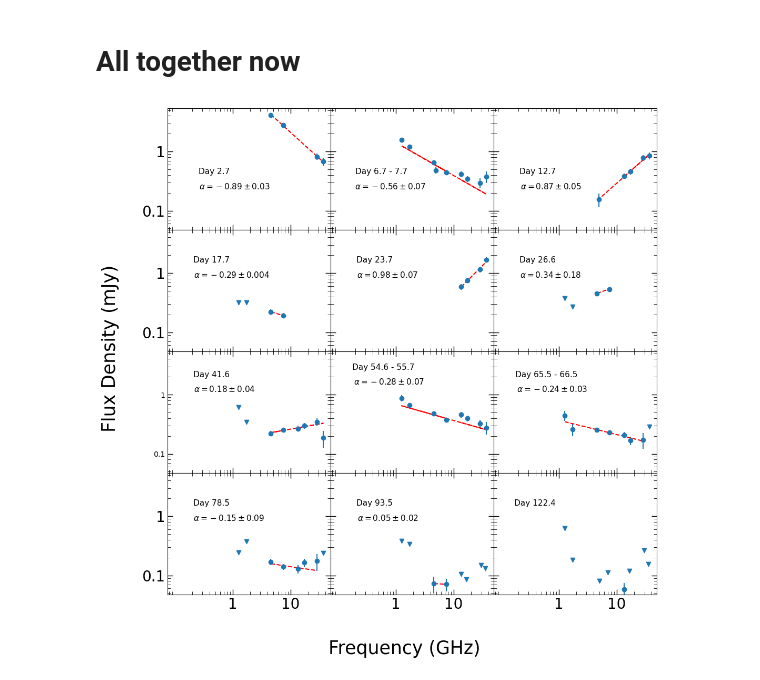
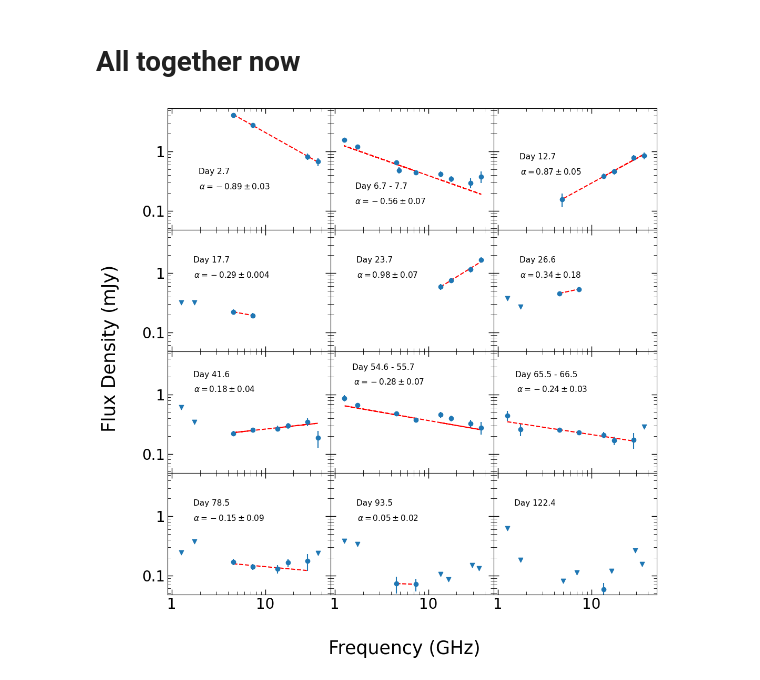
Before and after one commit to Wilhelm005/Research-Code, a Jupyter notebook: V1535Sco_Spectral_Index.ipynb, the cells around one changed output. Saved outputs shown, nothing was run; the diff lists cells and outputs as text; code cells hidden in the pictures.

```diff
--- a/V1535Sco_Spectral_Index.ipynb
+++ b/V1535Sco_Spectral_Index.ipynb
@@ -1528,12 +1529,12 @@ if mask.any():  # proceed only if at least one detection
     ax[0,1].set_xticks([1, 5, 10, 50], labels=['1', '5', '10', '50'])
     ax[0,1].set_yscale('log')
     ax[0,1].set_yticks([1, 5, 10, 20], labels=['1', '5', '10', '20'])
-    ax[0,1].annotate('Day 6.7 - 7.7', xy=(105, 85), xycoords='axes points', size=11, ha='right', va='top', bbox=dict(boxstyle='round', fc='w', ec="w"))
+    ax[0,1].annotate('Day 6.7 - 7.7', xy=(105, 65), xycoords='axes points', size=11, ha='right', va='top', bbox=dict(boxstyle='round', fc='w', ec="w"))
     ax[0,1].tick_params(which='minor', length =4, direction = 'in', top=True, labeltop=False, bottom=True, labelbottom=False, right = True,labelright = False)
     ax[0,1].tick_params(which='major', length=7, direction = 'in', width =1, top=True, labeltop=False, bottom=True, labelbottom=True, right = True, labelright = False)
 
     ax[0,1].plot(df2['Freq (GHz)'][mask], fit_model_weights2(df2['Freq (GHz)'][mask]), 'r--')
-    ax[0,1].annotate('${\u03B1 = -0.56 \\pm 0.07}$', xy=(130, 65), xycoords='axes points', size=11, ha='right', va='top', bbox=dict(boxstyle='round', fc='w', ec="w"))
+    ax[0,1].annotate('${\u03B1 = -0.56 \\pm 0.07}$', xy=(130, 45), xycoords='axes points', size=11, ha='right', va='top', bbox=dict(boxstyle='round', fc='w', ec="w"))
 
 mask = df4['Flux Density (mJy)'] > 3 * df4['Uncertainty (mJy)']  # apply detection threshold
 mask2 = df4['Flux Density (mJy)'] < 3 * df4['Uncertainty (mJy)']  # apply non-detection threshold
@@ -1544,12 +1545,12 @@ if mask.any():  # proceed only if at least one detection
     ax[0,2].set_xticks([1, 5, 10, 50], labels=['1', '5', '10', '50'])
     ax[0,2].set_yscale('log')
     ax[0,2].set_yticks([1, 5, 10, 20], labels=['1', '5', '10', '20'])
-    ax[0,2].annotate('Day 12.7', xy=(85, 85), xycoords='axes points', size=11, ha='right', va='top', bbox=dict(boxstyle='round', fc='w', ec="w"))
+    ax[0,2].annotate('Day 12.7', xy=(85, 105), xycoords='axes points', size=11, ha='right', va='top', bbox=dict(boxstyle='round', fc='w', ec="w"))
     ax[0,2].tick_params(which='minor', length =4, direction = 'in', top=True, labeltop=False, bottom=True, labelbottom=False, right = True,labelright = False)
     ax[0,2].tick_params(which='major', length=7, direction = 'in', width =1, top=True, labeltop=False, bottom=True, labelbottom=True, right = True, labelright = False)
 
     ax[0,2].plot(df4['Freq (GHz)'][mask], fit_model_weights4(df4['Freq (GHz)'][mask]), 'r--')
-    ax[0,2].annotate('${\u03B1 = 0.87 \\pm 0.05}$', xy=(120, 65), xycoords='axes points', size=11, ha='right', va='top', bbox=dict(boxstyle='round', fc='w', ec="w"))
+    ax[0,2].annotate('${\u03B1 = 0.87 \\pm 0.05}$', xy=(120, 85), xycoords='axes points', size=11, ha='right', va='top', bbox=dict(boxstyle='round', fc='w', ec="w"))
 
 
 #row 2
@@ -1609,9 +1610,9 @@ if mask.any():  # proceed only if at least one detection
     ax[2,0].errorbar(df8['Freq (GHz)'][mask], df8['Flux Density (mJy)'][mask], yerr=yerr8, fmt='o')
     ax[2,0].scatter(df8['Freq (GHz)'][mask2], (df8['Flux Density (mJy)'][mask2] + 3*df8['Uncertainty (mJy)'][mask2]), marker='v')
     ax[2,0].set_xscale('log')
-    ax[2,0].set_xticks([1, 5, 10, 50], labels=['1', '5', '10', '50'])
+    ax[2,0].set_xticks([1, 5, 10, 50], labels=['1', '5', '10', '50'], fontsize=20)
     ax[2,0].set_yscale('log')
-    ax[2,0].set_yticks([1, 5, 10, 20], labels=['1', '5', '10', '20'])
+    ax[2,0].set_yticks([1, 5, 10, 20], labels=['1', '5', '10', '20'], fontsize=20)
     ax[2,0].annotate('Day 41.6', xy=(85, 140), xycoords='axes points', size=11, ha='right', va='top', bbox=dict(boxstyle='round', fc='w', ec="w"))
     ax[2,0].tick_params(which='minor', length =4, direction = 'in', top=True, labeltop=False, bottom=True, labelbottom=False, right = True,labelright = False)
     ax[2,0].tick_params(which='major', length=7, direction = 'in', width =1, top=True, labeltop=False, bottom=True, labelbottom=True, right = True, labelright = False)
@@ -1643,9 +1644,9 @@ if mask.any():  # proceed only if at least one detection
     ax[2,2].errorbar(df11['Freq (GHz)'][mask], df11['Flux Density (mJy)'][mask], yerr=yerr11, fmt='o')
     ax[2,2].scatter(df11['Freq (GHz)'][mask2], (df11['Flux Density (mJy)'][mask2] + 3*df11['Uncertainty (mJy)'][mask2]), marker='v')
     ax[2,2].set_xscale('log')
-    ax[2,2].set_xticks([1, 5, 10, 50], labels=['1', '5', '10', '50'])
+    ax[2,2].set_xticks([1, 5, 10, 50], labels=['1', '5', '10', '50'], fontsize=20)
     ax[2,2].set_yscale('log')
-    ax[2,2].set_yticks([1, 5, 10, 20], labels=['1', '5', '10', '20'])
+    ax[2,2].set_yticks([1, 5, 10, 20], labels=['1', '5', '10', '20'], fontsize=20)
     ax[2,2].annotate('Day 65.5 - 66.5', xy=(115, 140), xycoords='axes points', size=11, ha='right', va='top', bbox=dict(boxstyle='round', fc='w', ec="w"))
     ax[2,2].tick_params(which='minor', length =4, direction = 'in', top=True, labeltop=False, bottom=True, labelbottom=False, right = True,labelright = False)
     ax[2,2].tick_params(which='major', length=7, direction = 'in', width =1, top=True, labeltop=False, bottom=True, labelbottom=True, right = True, labelright = False)
@@ -1663,6 +1664,7 @@ if mask.any():  # proceed only if at least one detection
     ax[3,0].scatter(df13['Freq (GHz)'][mask2], (df13['Flux Density (mJy)'][mask2] + 3*df13['Uncertainty (mJy)'][mask2]), marker='v')
     ax[3,0].set_xscale('log')
     ax[3,0].set_xticks([1,  10], labels=['1',  '10'], fontsize = 20)
+    ax[3,0].set_xlim(left=0.9)
     ax[3,0].set_yscale('log')
     ax[3,0].set_yticks([1,  10], labels=['1',  '10'], fontsize = 20)
     ax[3,0].annotate('Day 78.5', xy=(85, 130), xycoords='axes points', size=11, ha='right', va='top', bbox=dict(boxstyle='round', fc='w', ec="w"))
@@ -1679,34 +1681,36 @@ if mask.any():  # proceed only if at least one detection
     ax[3,1].scatter(df14['Freq (GHz)'][mask2], (df14['Flux Density (mJy)'][mask2] + 3*df14['Uncertainty (mJy)'][mask2]), marker='v')
     ax[3,1].set_xscale('log')
     ax[3,1].set_xticks([1, 5, 10, 50], labels=['1', '5', '10', '50'], fontsize = 20)
+    ax[3,1].set_xlim(left=0.9)
     ax[3,1].set_yscale('log')
     ax[3,1].set_yticks([1, 5, 10, 20], labels=['1', '5', '10', '20'], fontsize = 20)
     ax[3,1].annotate('Day 93.5', xy=(85, 130), xycoords='axes points', size=11, ha='right', va='top', bbox=dict(boxstyle='round', fc='w', ec="w"))
     ax[3,1].tick_params(which='minor', length =4, direction = 'in', top=True, labeltop=False, bottom=True, labelbottom=False, right = True,labelright = False)
     ax[3,1].tick_params(which='major', length=7, direction = 'in', width =1, top=True, labeltop=False, bottom=True, labelbottom=True, right = True, labelright = False)
 
     ax[3,1].plot(df14['Freq (GHz)'][mask], fit_model_weights14(df14['Freq (GHz)'][mask]), 'r--')
     ax[3,1].annotate('${\u03B1 = 0.05 \\pm 0.02}$', xy=(120, 110), xycoords='axes points', size=11, ha='right', va='top', bbox=dict(boxstyle='round', fc='w', ec="w"))
 
 mask = df15['Flux Density (mJy)'] > 3 * df15['Uncertainty (mJy)']
 mask2 = df15['Flux Density (mJy)'] < 3 * df15['Uncertainty (mJy)']  # apply non-detection threshold
 if mask.any():
     ax[3,2].errorbar(df15['Freq (GHz)'][mask], df15['Flux Density (mJy)'][mask], yerr=df15['Uncertainty (mJy)'][mask], fmt='o')
     ax[3,2].scatter(df15['Freq (GHz)'][mask2], (df15['Flux Density (mJy)'][mask2] + 3*df15['Uncertainty (mJy)'][mask2]), marker='v')
     ax[3,2].set_xscale('log')
     ax[3,2].set_xticks([1, 10], labels=['1', '10'], fontsize = 20)
+    ax[3,2].set_xlim(left=0.9)
     ax[3,2].set_yscale('log')
     ax[3,2].set_yticks([0.1,1], labels=['0.1','1'], fontsize = 20)
     ax[3,2].annotate('Day 122.4', xy=(85, 130), xycoords='axes points', size=11, ha='right', va='top', bbox=dict(boxstyle='round', fc='w', ec="w"))
     ax[3,2].tick_params(which='minor', length =4, direction = 'in', top=True, labeltop=False, bottom=True, labelbottom=False, right = True,labelright = False)
     ax[3,2].tick_params(which='major', length=7, direction = 'in', width =1, top=True, labeltop=False, bottom=True, labelbottom=True, right = True, labelright = False)
 
 
 
 fig.supxlabel("Frequency (GHz)", fontsize = 25)
 fig.supylabel("Flux Density (mJy)", fontsize = 25)
 plt.savefig("V1535Sco_SI.png")
 #plt.legend()
 plt.show();
 # %% [output]
-[figure, old version]
+[figure, new version]
```
Also changed, not shown: parts of 1 cell of this notebook, 2 other files.
